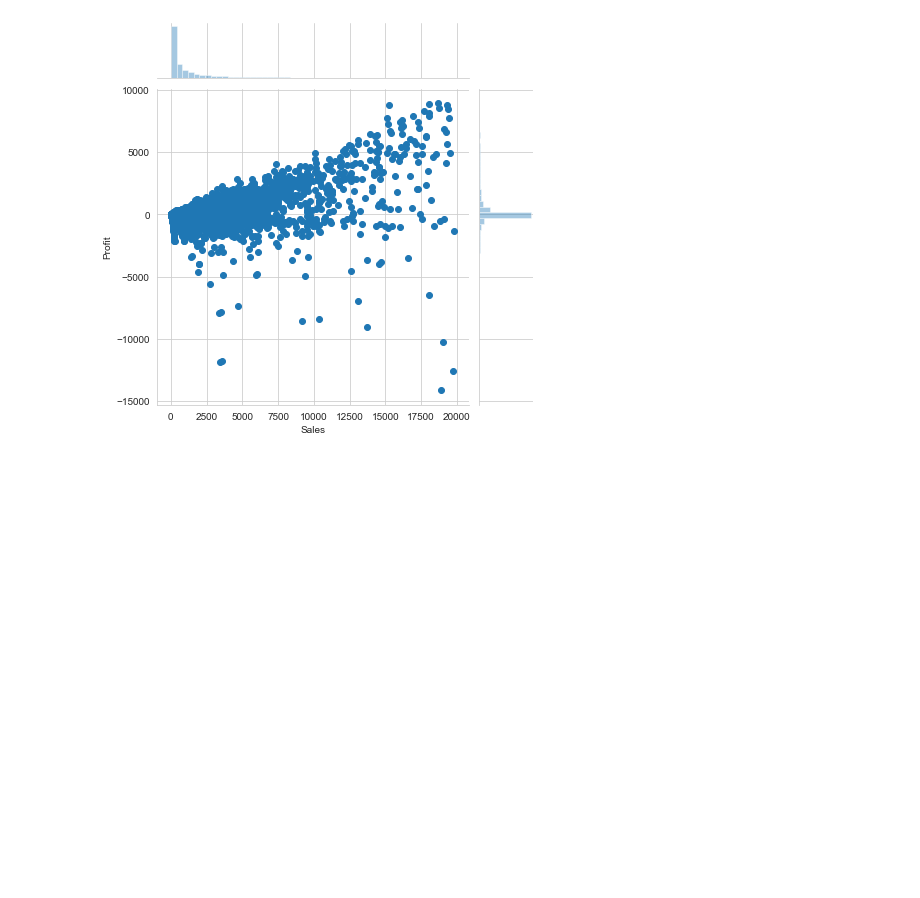
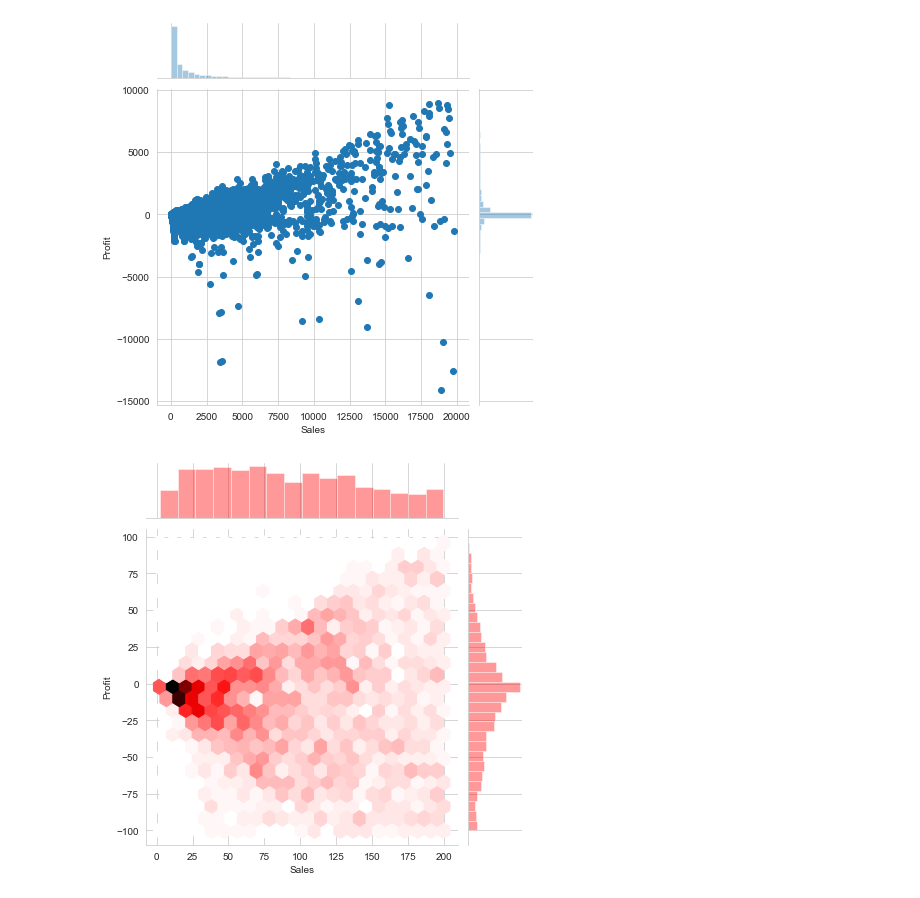
Before and after one commit to ArafatSabbir/Machine-Learning-with-Python-and-R, a Jupyter notebook: Data Visualization Seaborn.ipynb, the cells around one changed output. Drawn from its saved outputs; the diff is of its cells as text; code cells hidden in the pictures; blank space fills up the shorter version.

```diff
--- a/Data Visualization Seaborn.ipynb
+++ b/Data Visualization Seaborn.ipynb
@@ -90,3 +90,12 @@ sns.jointplot('Sales', 'Profit', df)
 plt.show()
 # %% [output]
 [figure]
+# %%
+# plotting low Sales value orders
+# hex plot
+df = pd.read_csv("./Datasets/global_sales_data/market_fact.csv")
+df = df[(df.Profit < 100) & (df.Profit > -100) & (df.Sales < 200)]
+sns.jointplot('Sales', 'Profit', df, kind="hex", color="r")
+plt.show()
+# %% [output]
+[figure, added]
```
Also changed, not shown: parts of 5 cells of this notebook.
